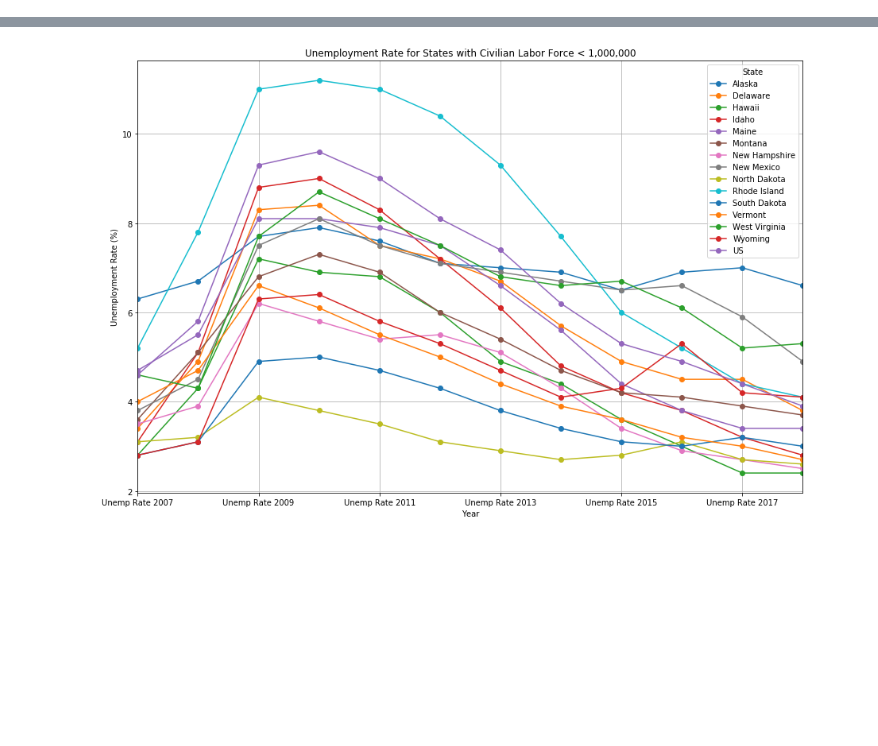
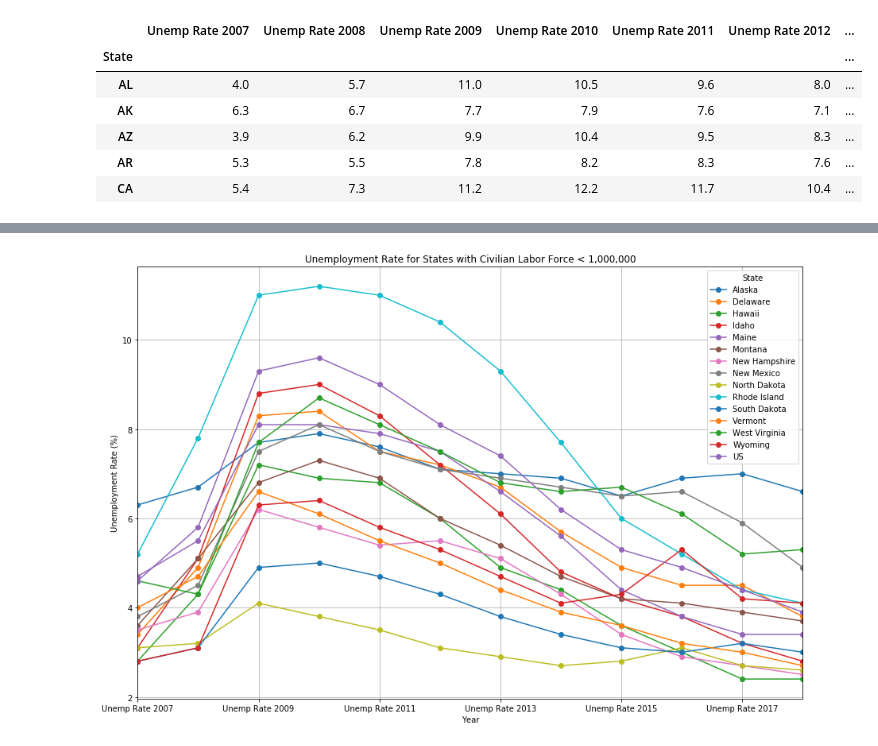
Before and after one commit to shawn-cavalieri/panic_at_the_desktop_project_1, a Jupyter notebook: main_script.ipynb, the cells around one changed output, grey strips where cells are left out. Drawn from its saved outputs; the diff is of its cells as text; code cells hidden in the pictures; blank space fills up the shorter version.

```diff
--- a/main_script.ipynb
+++ b/main_script.ipynb
@@ -54,13 +74,22 @@ e_states = pd.concat(state_data, axis=0)
 # %%
 unemployment_state_data = []
 unemployment_data_by_state = {}
 for state in states:
     unemployment_data_by_state[state] = {
         'unemployment_data': state_unemp(state)
     }
     unemployment_state_data.append(unemployment_data_by_state[state]['unemployment_data'])
 
 unemp_states = pd.concat(unemployment_state_data, axis=0)
+unemp_states.head()
+# %% [output]
+|  | Unemp Rate 2007 | Unemp Rate 2008 | Unemp Rate 2009 | Unemp Rate 2010 | Unemp Rate 2011 | Unemp Rate 2012 | ... |
+| State |  |  |  |  |  |  | ... |
+| AL | 4.0 | 5.7 | 11.0 | 10.5 | 9.6 | 8.0 | ... |
+| AK | 6.3 | 6.7 | 7.7 | 7.9 | 7.6 | 7.1 | ... |
+| AZ | 3.9 | 6.2 | 9.9 | 10.4 | 9.5 | 8.3 | ... |
+| AR | 5.3 | 5.5 | 7.8 | 8.2 | 8.3 | 7.6 | ... |
+| CA | 5.4 | 7.3 | 11.2 | 12.2 | 11.7 | 10.4 | ... |
 # %%
 #adding median house price data to data frame
 # %%
```
Also changed, not shown: parts of 4 cells of this notebook.
